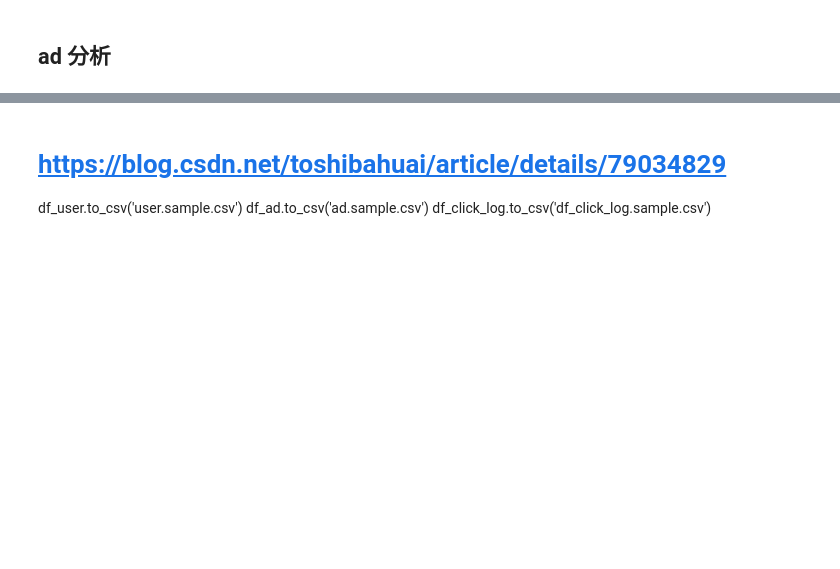
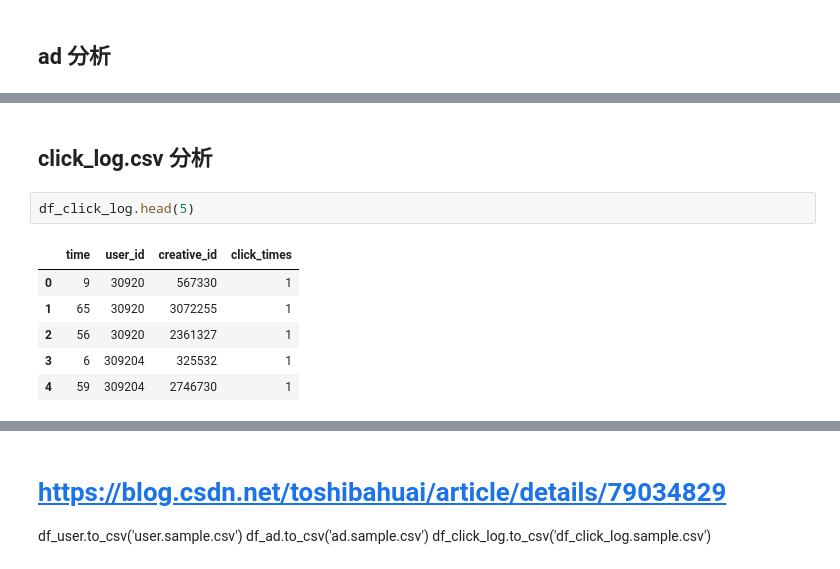
Before and after one commit to shboy/tencent_rec_2020, a Jupyter notebook: train_preliminary/data_analysis.ipynb, the cells around one changed output, grey strips where cells are left out. Cells and saved outputs as stored; diff of their text form; blank space fills up the shorter version.

```diff
--- a/train_preliminary/data_analysis.ipynb
+++ b/train_preliminary/data_analysis.ipynb
@@ -87,0 +122,11 @@ df_ad.head(5)
+# %% [markdown]
+## click_log.csv 分析
+# %%
+df_click_log.head(5)
+# %% [output]
+|  | time | user_id | creative_id | click_times |
+| 0 | 9 | 30920 | 567330 | 1 |
+| 1 | 65 | 30920 | 3072255 | 1 |
+| 2 | 56 | 30920 | 2361327 | 1 |
+| 3 | 6 | 309204 | 325532 | 1 |
+| 4 | 59 | 309204 | 2746730 | 1 |
```
Also changed, not shown: parts of 6 cells of this notebook.
